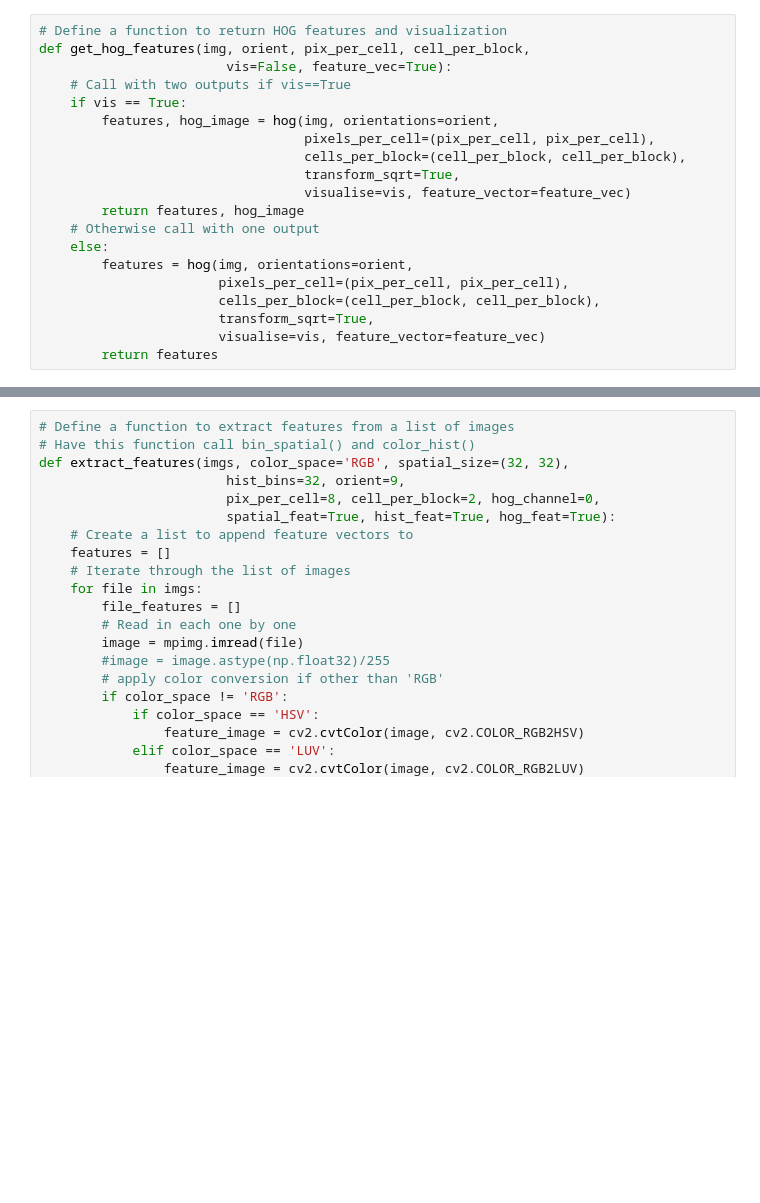
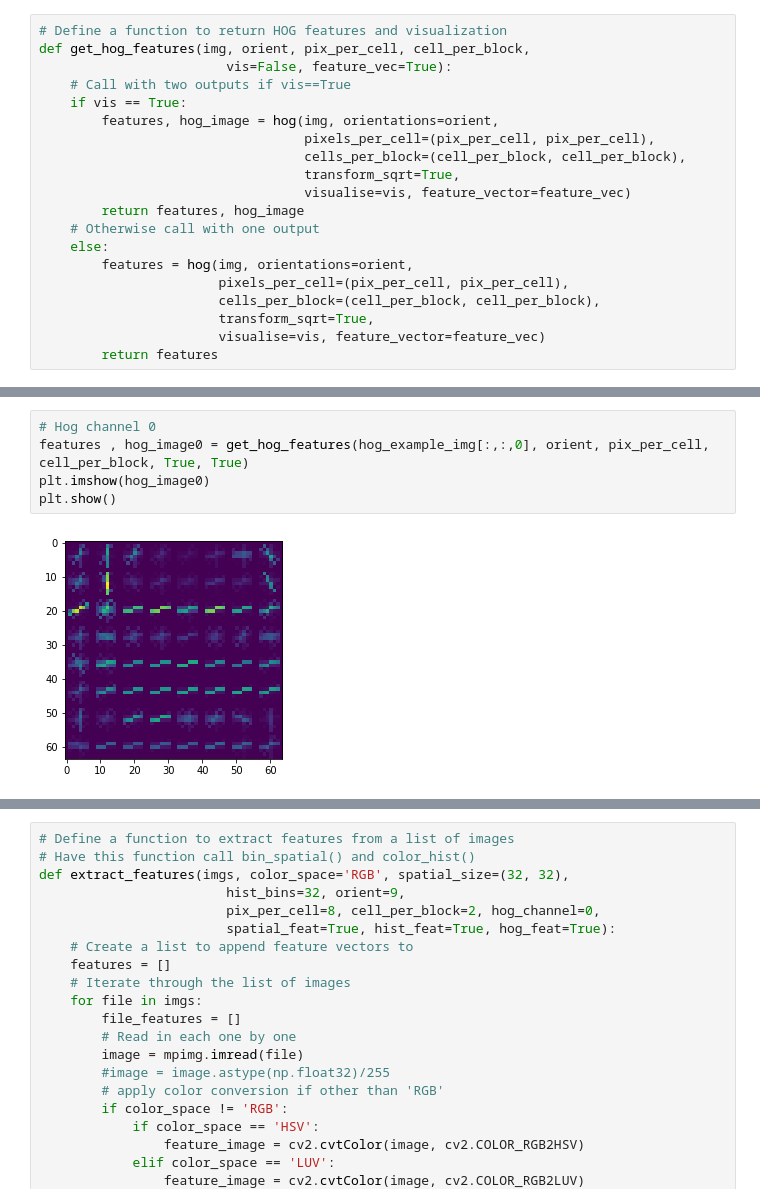
Before and after one commit to AntoniaSophia/VehicleDetection, a Jupyter notebook: solution/VehicleDetection.ipynb, the cells around one changed output, grey strips where cells are left out. Drawn from its saved outputs; the diff is of its cells as text; blank space fills up the shorter version.

```diff
--- a/solution/VehicleDetection.ipynb
+++ b/solution/VehicleDetection.ipynb
@@ -89,0 +109,7 @@ def get_hog_features(img, orient, pix_per_cell, cell_per_block,
+# %%
+# Hog channel 0
+features , hog_image0 = get_hog_features(hog_example_img[:,:,0], orient, pix_per_cell, cell_per_block, True, True)
+plt.imshow(hog_image0)
+plt.show()
+# %% [output]
+[figure, added]
```
Also changed, not shown: parts of 7 cells of this notebook, 7 other files.
